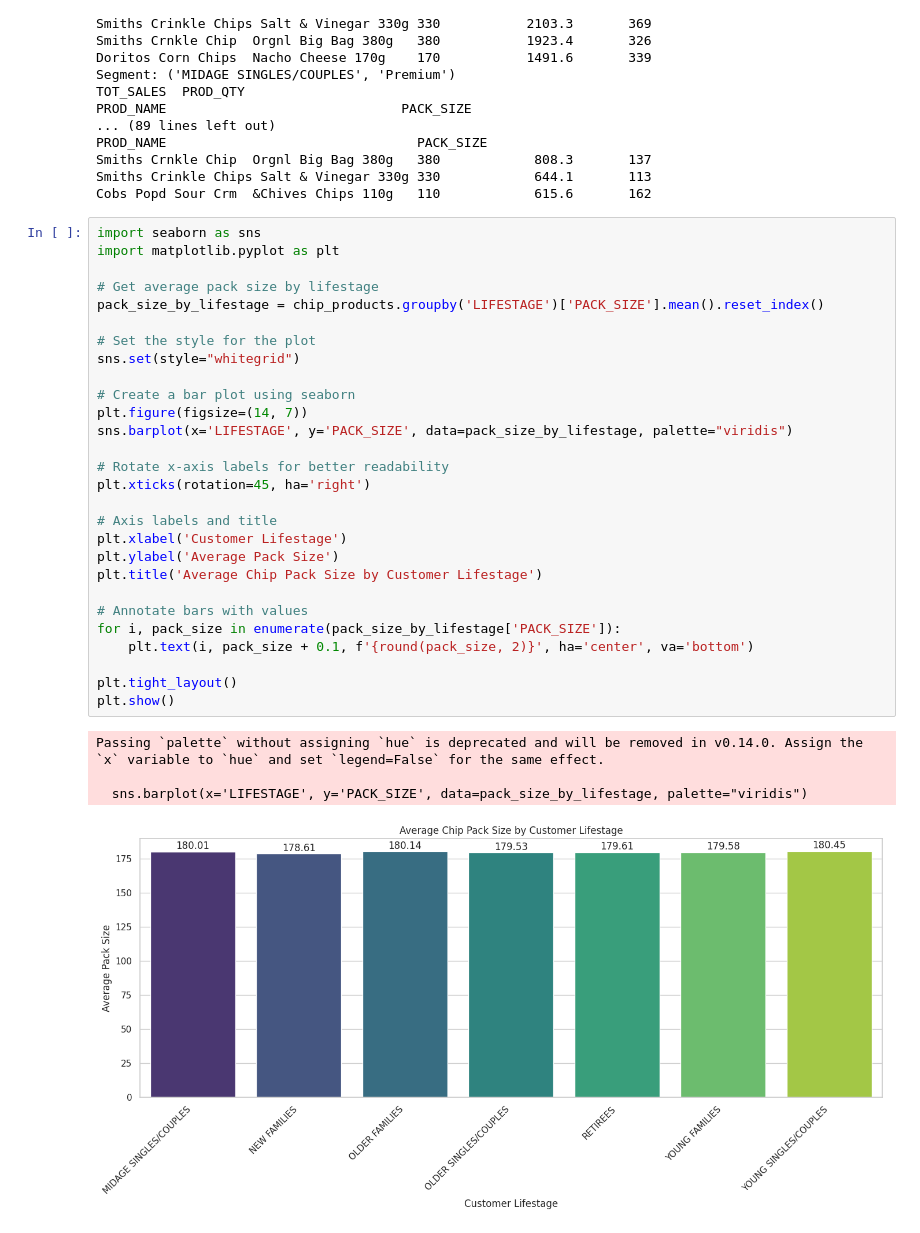
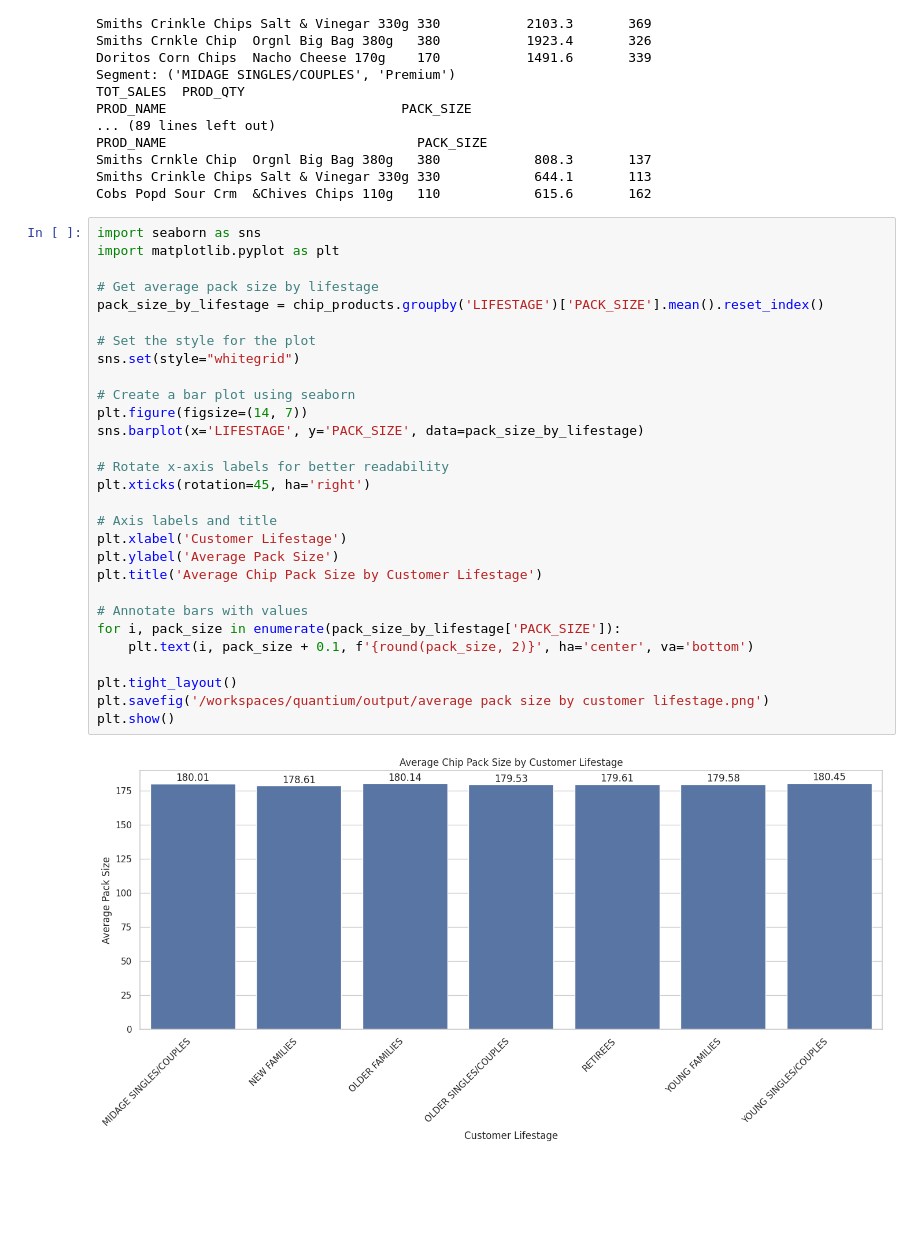
Before and after one commit to muhammad-zulfikar/quantium, a Jupyter notebook: quantium_task1.ipynb, the cells around one changed output. Drawn from its saved outputs; the diff is of its cells as text; blank space fills up the shorter version.

```diff
--- a/quantium_task1.ipynb
+++ b/quantium_task1.ipynb
@@ -328,33 +328,31 @@ Cobs Popd Sour Crm  &Chives Chips 110g   110            615.6       162
 # %%
 import seaborn as sns
 import matplotlib.pyplot as plt
 
 # Get average pack size by lifestage
 pack_size_by_lifestage = chip_products.groupby('LIFESTAGE')['PACK_SIZE'].mean().reset_index()
 
 # Set the style for the plot
 sns.set(style="whitegrid")
 
 # Create a bar plot using seaborn
 plt.figure(figsize=(14, 7))
-sns.barplot(x='LIFESTAGE', y='PACK_SIZE', data=pack_size_by_lifestage, palette="viridis")
+sns.barplot(x='LIFESTAGE', y='PACK_SIZE', data=pack_size_by_lifestage)
 
 # Rotate x-axis labels for better readability
 plt.xticks(rotation=45, ha='right')
 
 # Axis labels and title
 plt.xlabel('Customer Lifestage')
 plt.ylabel('Average Pack Size')
 plt.title('Average Chip Pack Size by Customer Lifestage')
 
 # Annotate bars with values
 for i, pack_size in enumerate(pack_size_by_lifestage['PACK_SIZE']):
     plt.text(i, pack_size + 0.1, f'{round(pack_size, 2)}', ha='center', va='bottom')
 
 plt.tight_layout()
+plt.savefig('/workspaces/quantium/output/average pack size by customer lifestage.png')
 plt.show()
 # %% [output]
-Passing `palette` without assigning `hue` is deprecated and will be removed in v0.14.0. Assign the `x` variable to `hue` and set `legend=False` for the same effect.
-
-  sns.barplot(x='LIFESTAGE', y='PACK_SIZE', data=pack_size_by_lifestage, palette="viridis")
-[figure, old version]
+[figure, new version]
```
Also changed, not shown: 1 other file.
